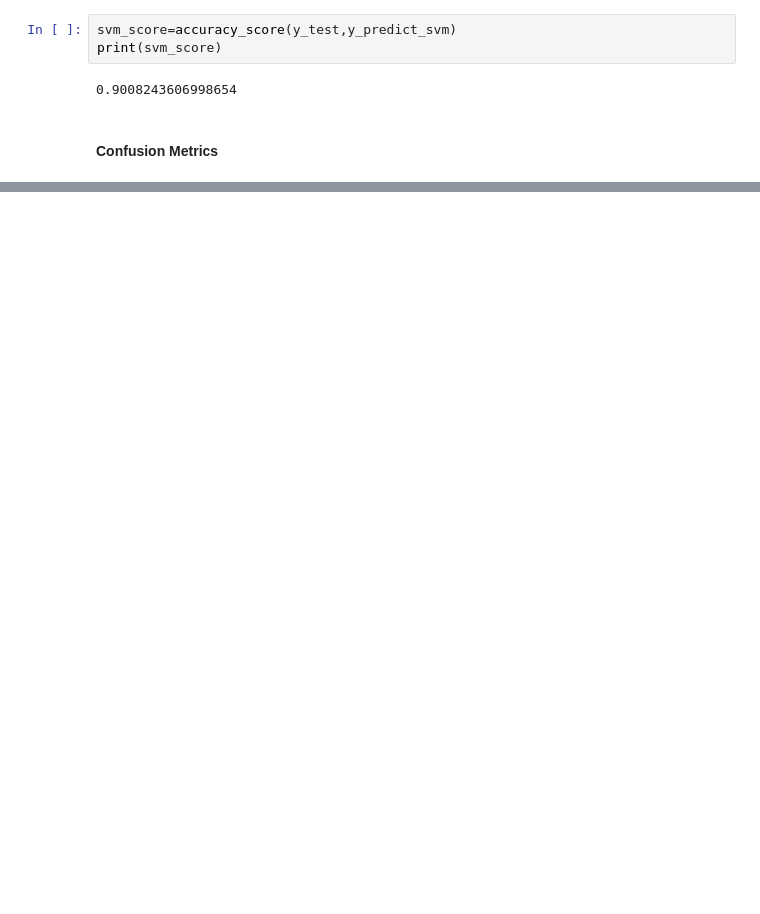
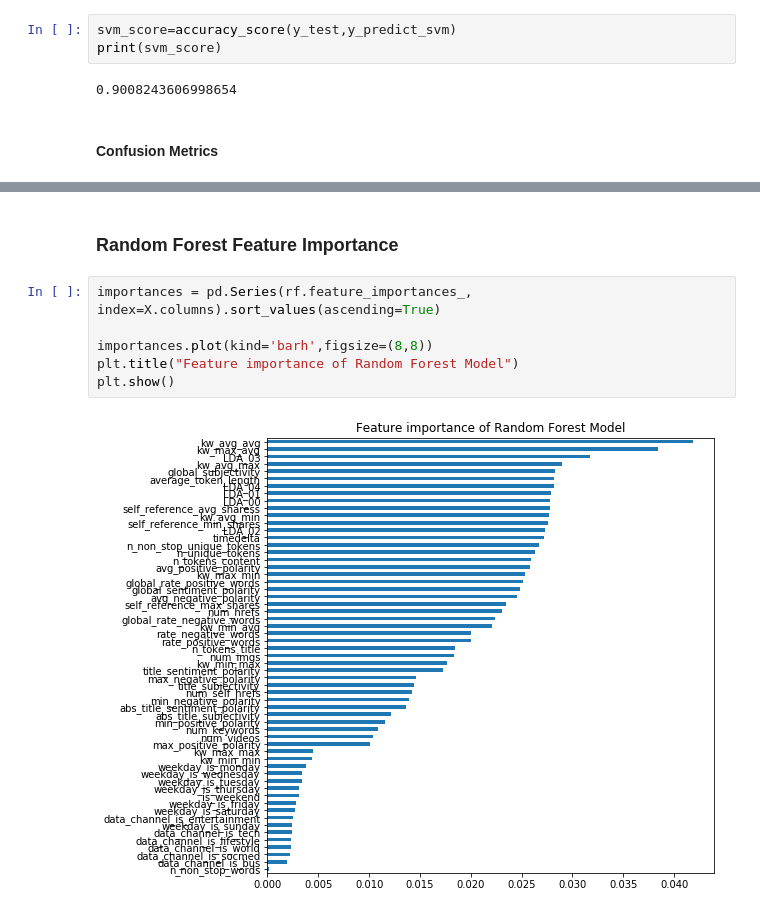
Before and after one commit to csyelise/Capstone-Project2, a Jupyter notebook: Online News Popularity Machine Learning.ipynb, the cells around one changed output, grey strips where cells are left out. Cells and saved outputs as stored; diff of their text form; blank space fills up the shorter version.

```diff
--- a/Online News Popularity Machine Learning.ipynb
+++ b/Online News Popularity Machine Learning.ipynb
@@ -704,0 +726,10 @@ NameError: name 'y_scores_svm' is not defined
+# %% [markdown]
+### Random Forest Feature Importance
+# %%
+importances = pd.Series(rf.feature_importances_, index=X.columns).sort_values(ascending=True)
+
+importances.plot(kind='barh',figsize=(8,8))
+plt.title("Feature importance of Random Forest Model")
+plt.show()
+# %% [output]
+[figure, added]
```
Also changed, not shown: parts of 19 cells of this notebook.
